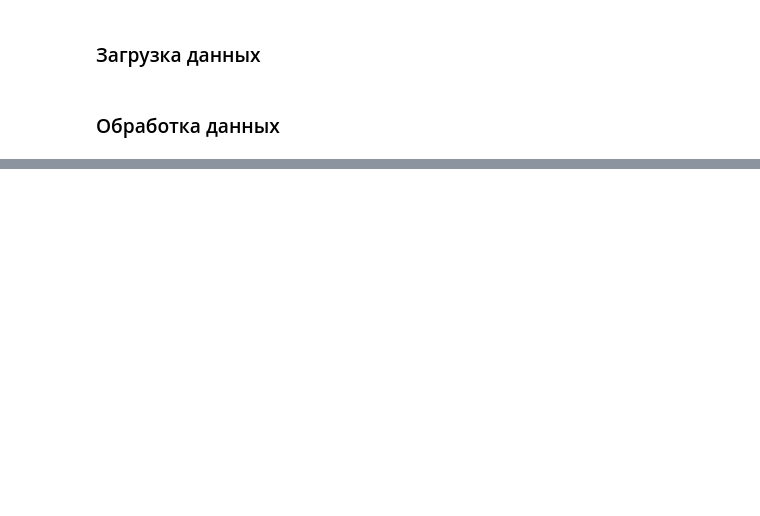
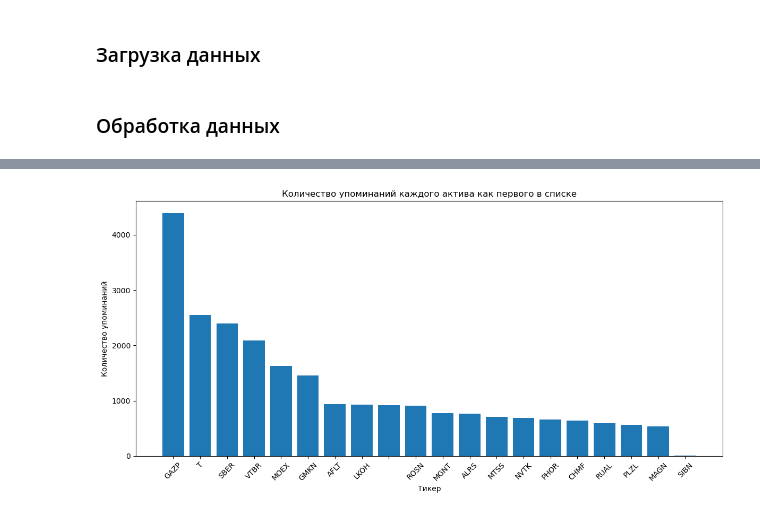
Before and after one commit to zahardimidov/finam-x-hse-trade-ai-hack-forecast, a Jupyter notebook: zahar.ipynb, the cells around one changed output, grey strips where cells are left out. Drawn from its saved outputs; the diff is of its cells as text; code cells hidden in the pictures; blank space fills up the shorter version.

```diff
--- a/zahar.ipynb
+++ b/zahar.ipynb
@@ -9,2 +7,7 @@ df = pd.read_csv(path+'train_candles.csv')
+# %%
+data_dir = './data/raw/participants/'
+test_news = pd.read_csv(data_dir + 'train_news.csv')
+train_news = pd.read_csv(data_dir + "train_news.csv")
+train_candles = pd.read_csv(data_dir + 'train_candles.csv')
 # %% [markdown]
 ### Обработка данных
@@ -12,0 +16,20 @@ df.head()
+# %%
+# Найдем дубликаты по паре (ticker, begin)
+duplicates = train_candles[train_candles.duplicated(subset=['ticker', 'begin'], keep=False)]
+
+total_diff = 0
+# Для каждого дубликата выведем разницу в ценах (например, по колонке 'close')
+if not duplicates.empty:
+    grouped = duplicates.groupby(['ticker', 'begin'])
+    for (ticker, begin), group in grouped:
+        if len(group) > 1:
+            price_diff = group['close'].max() - group['close'].min()
+            #print(f"Дубликаты для {ticker} на {begin}: разница в close = {price_diff}")
+            total_diff += price_diff
+else:
+    print("Дубликаты не найдены.")
+
+# Удалим дубликаты, оставив первую запись
+train_candles = train_candles.drop_duplicates(subset=['ticker', 'begin'], keep='first')
+print(f"Общая разница в ценах по всем дубликатам: {total_diff}")
+print('Количество удаленных дубликатов:', len(duplicates))
@@ -84,0 +224,19 @@ print(f"Заполненных tickers: {total-empty_count}")
+# %%
+# Получаем первый тикер из строки tickers (до первой запятой)
+first_ticker = train_news['tickers'].str.split(',', n=1).str[0]
+
+# Считаем количество статей, где тикер стоит первым
+first_ticker_counts = first_ticker.value_counts().reset_index()
+first_ticker_counts.columns = ['ticker', 'first_mentions']
+
+
+plt.figure(figsize=(12, 6))
+plt.bar(first_ticker_counts['ticker'], first_ticker_counts['first_mentions'])
+plt.xlabel('Тикер')
+plt.ylabel('Количество упоминаний')
+plt.title('Количество упоминаний каждого актива как первого в списке')
+plt.xticks(rotation=45)
+plt.tight_layout()
+plt.show()
+# %% [output]
+[figure, added]
```
Also changed, not shown: parts of 20 cells of this notebook, 1 other file.
